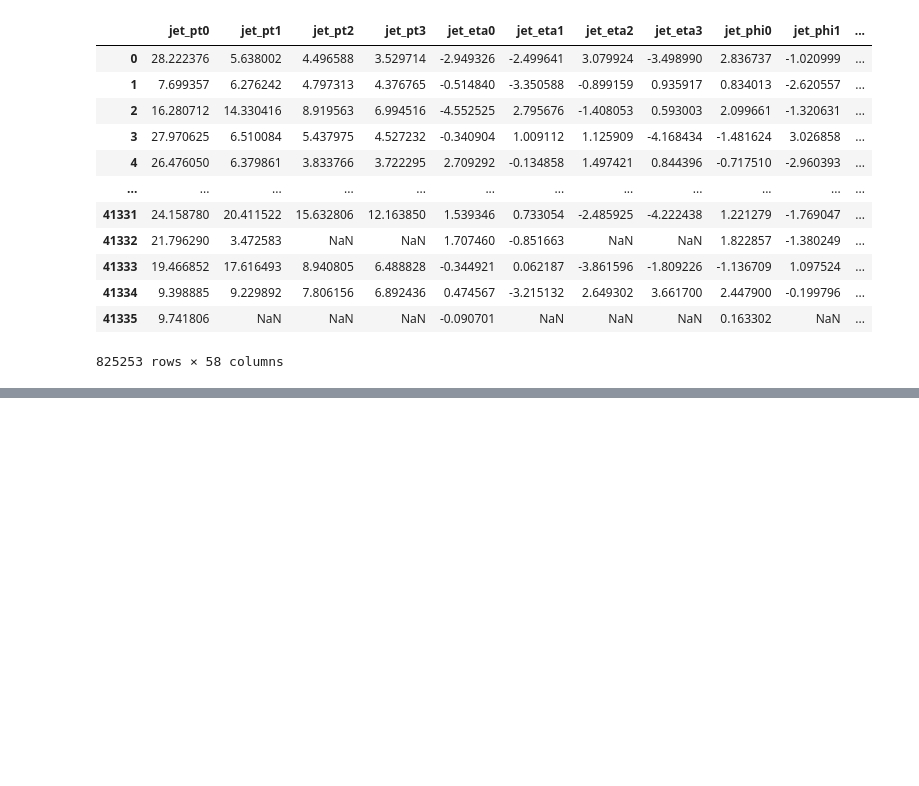
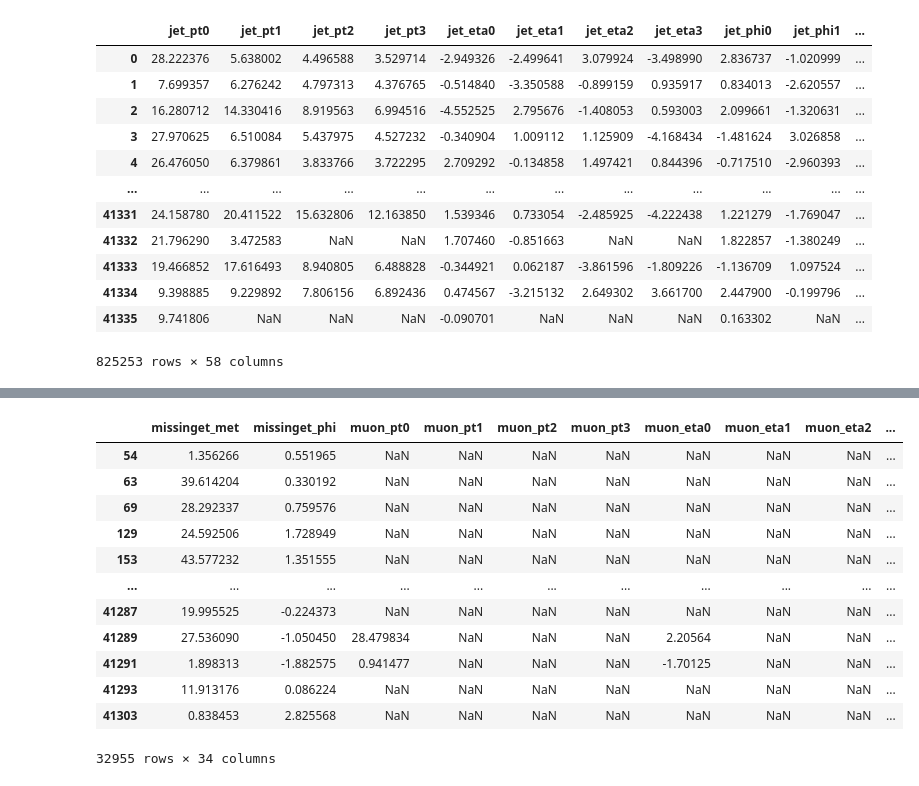
Before and after one commit to JuanDuarte2003/VBFDM_EAFIT, a Jupyter notebook: BG_analysis.ipynb, the cells around one changed output, grey strips where cells are left out. Saved outputs shown, nothing was run; the diff lists cells and outputs as text; code cells hidden in the pictures; blank space fills up the shorter version.

```diff
--- a/BG_analysis.ipynb
+++ b/BG_analysis.ipynb
@@ -65,0 +305,16 @@ data_w
+# %%
+data_w[data_w['jet_pt0'].isnull()][data_w.columns[24:]]
+# %% [output]
+|  | missinget_met | missinget_phi | muon_pt0 | muon_pt1 | muon_pt2 | muon_pt3 | muon_eta0 | muon_eta1 | muon_eta2 | ... |
+| 54 | 1.356266 | 0.551965 | NaN | NaN | NaN | NaN | NaN | NaN | NaN | ... |
+| 63 | 39.614204 | 0.330192 | NaN | NaN | NaN | NaN | NaN | NaN | NaN | ... |
+| 69 | 28.292337 | 0.759576 | NaN | NaN | NaN | NaN | NaN | NaN | NaN | ... |
+| 129 | 24.592506 | 1.728949 | NaN | NaN | NaN | NaN | NaN | NaN | NaN | ... |
+| 153 | 43.577232 | 1.351555 | NaN | NaN | NaN | NaN | NaN | NaN | NaN | ... |
+| ... | ... | ... | ... | ... | ... | ... | ... | ... | ... | ... |
+| 41287 | 19.995525 | -0.224373 | NaN | NaN | NaN | NaN | NaN | NaN | NaN | ... |
+| 41289 | 27.536090 | -1.050450 | 28.479834 | NaN | NaN | NaN | 2.20564 | NaN | NaN | ... |
+| 41291 | 1.898313 | -1.882575 | 0.941477 | NaN | NaN | NaN | -1.70125 | NaN | NaN | ... |
+| 41293 | 11.913176 | 0.086224 | NaN | NaN | NaN | NaN | NaN | NaN | NaN | ... |
+| 41303 | 0.838453 | 2.825568 | NaN | NaN | NaN | NaN | NaN | NaN | NaN | ... |
+32955 rows × 34 columns
```
Also changed, not shown: parts of 16 cells of this notebook, 5 other files.
